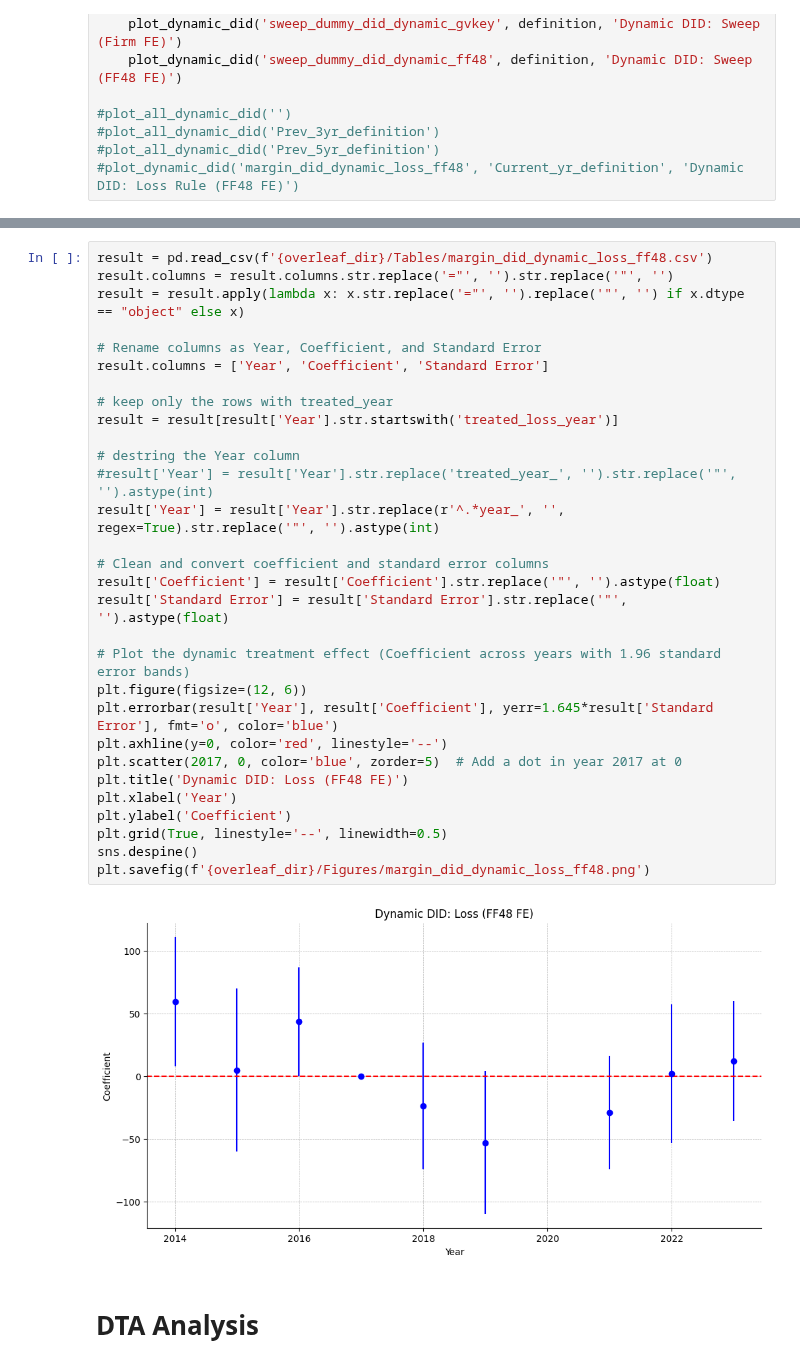
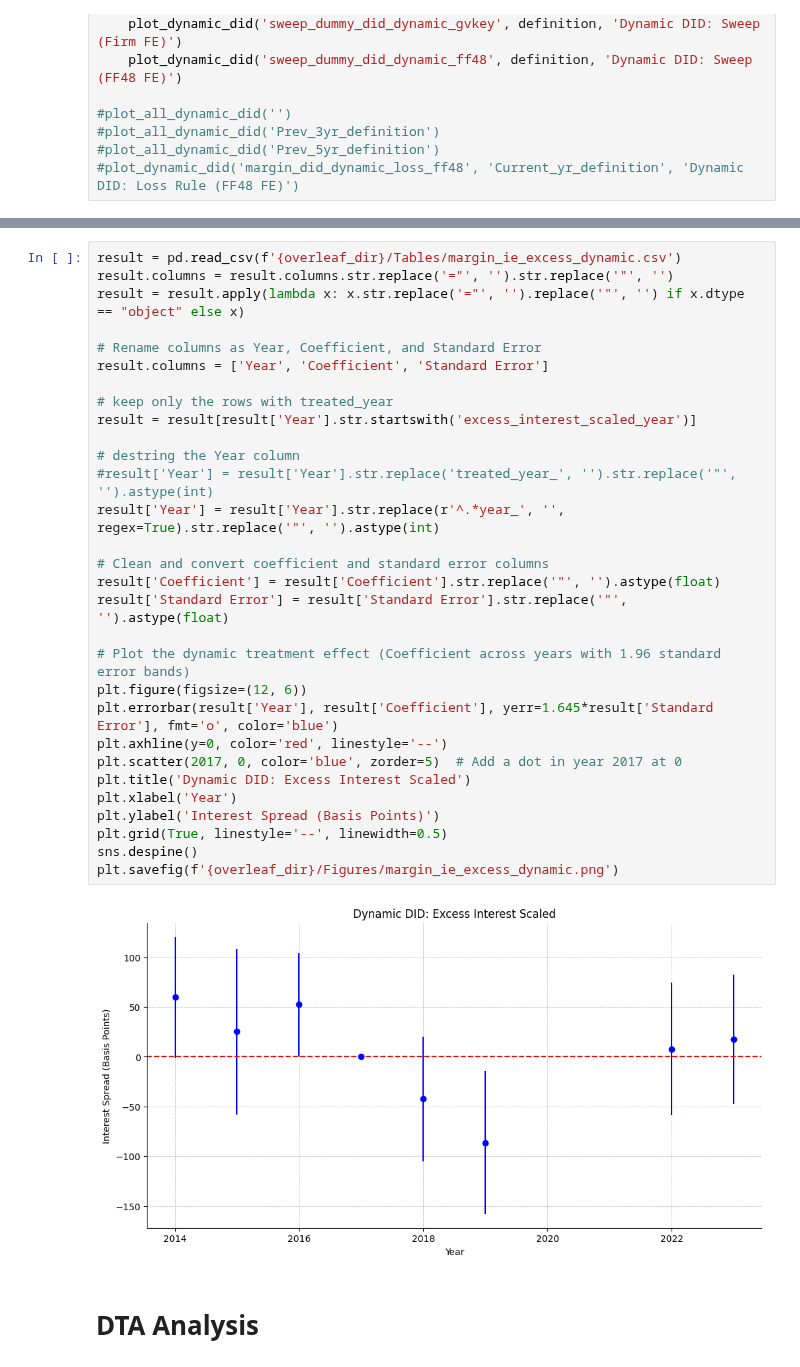
Before and after one commit to zirui-song/interest-deductibility-and-debt-contracting, a Jupyter notebook: Dealscan_Analysis.ipynb, the cells around one changed output, grey strips where cells are left out. Drawn from its saved outputs; the diff is of its cells as text.

```diff
--- a/Dealscan_Analysis.ipynb
+++ b/Dealscan_Analysis.ipynb
@@ -1942,35 +2008,35 @@ def plot_all_dynamic_did(definition):
 # %%
-result = pd.read_csv(f'{overleaf_dir}/Tables/margin_did_dynamic_loss_ff48.csv')
+result = pd.read_csv(f'{overleaf_dir}/Tables/margin_ie_excess_dynamic.csv')
 result.columns = result.columns.str.replace('="', '').str.replace('"', '')
 result = result.apply(lambda x: x.str.replace('="', '').replace('"', '') if x.dtype == "object" else x)
 
 # Rename columns as Year, Coefficient, and Standard Error
 result.columns = ['Year', 'Coefficient', 'Standard Error']
 
 # keep only the rows with treated_year
-result = result[result['Year'].str.startswith('treated_loss_year')]
+result = result[result['Year'].str.startswith('excess_interest_scaled_year')]
 
 # destring the Year column
 #result['Year'] = result['Year'].str.replace('treated_year_', '').str.replace('"', '').astype(int)
 result['Year'] = result['Year'].str.replace(r'^.*year_', '', regex=True).str.replace('"', '').astype(int)
 
 # Clean and convert coefficient and standard error columns
 result['Coefficient'] = result['Coefficient'].str.replace('"', '').astype(float)
 result['Standard Error'] = result['Standard Error'].str.replace('"', '').astype(float)
 
 # Plot the dynamic treatment effect (Coefficient across years with 1.96 standard error bands)
 plt.figure(figsize=(12, 6))
 plt.errorbar(result['Year'], result['Coefficient'], yerr=1.645*result['Standard Error'], fmt='o', color='blue')
 plt.axhline(y=0, color='red', linestyle='--')
 plt.scatter(2017, 0, color='blue', zorder=5)  # Add a dot in year 2017 at 0
-plt.title('Dynamic DID: Loss (FF48 FE)')
+plt.title('Dynamic DID: Excess Interest Scaled')
 plt.xlabel('Year')
-plt.ylabel('Coefficient')
+plt.ylabel('Interest Spread (Basis Points)')
 plt.grid(True, linestyle='--', linewidth=0.5)
 sns.despine()
-plt.savefig(f'{overleaf_dir}/Figures/margin_did_dynamic_loss_ff48.png')
+plt.savefig(f'{overleaf_dir}/Figures/margin_ie_excess_dynamic.png')
 # %% [output]
-[figure, old version]
+[figure, new version]
 # %% [markdown]
 # DTA Analysis
 # %%
```
Also changed, not shown: parts of 5 cells of this notebook, 4 other files.
